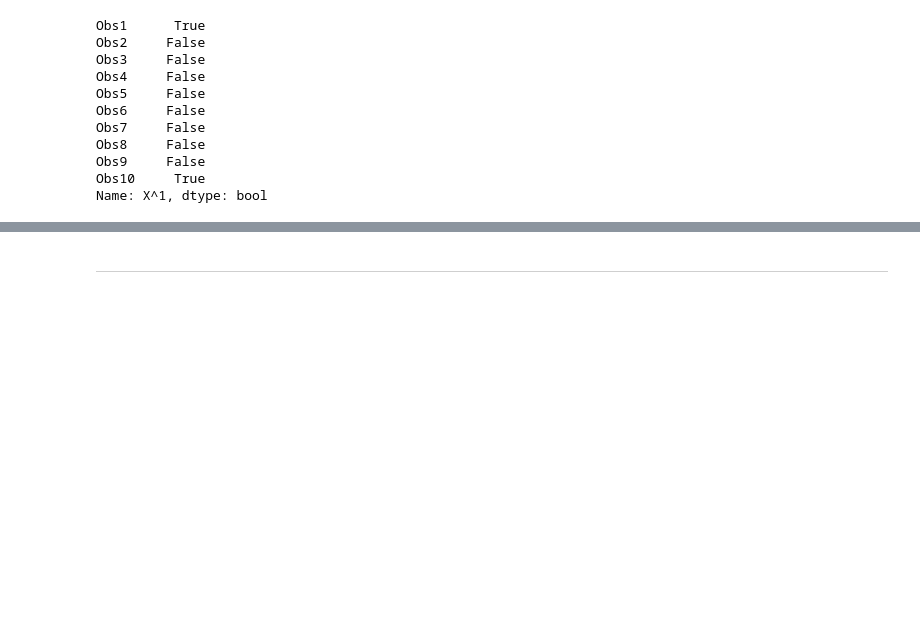
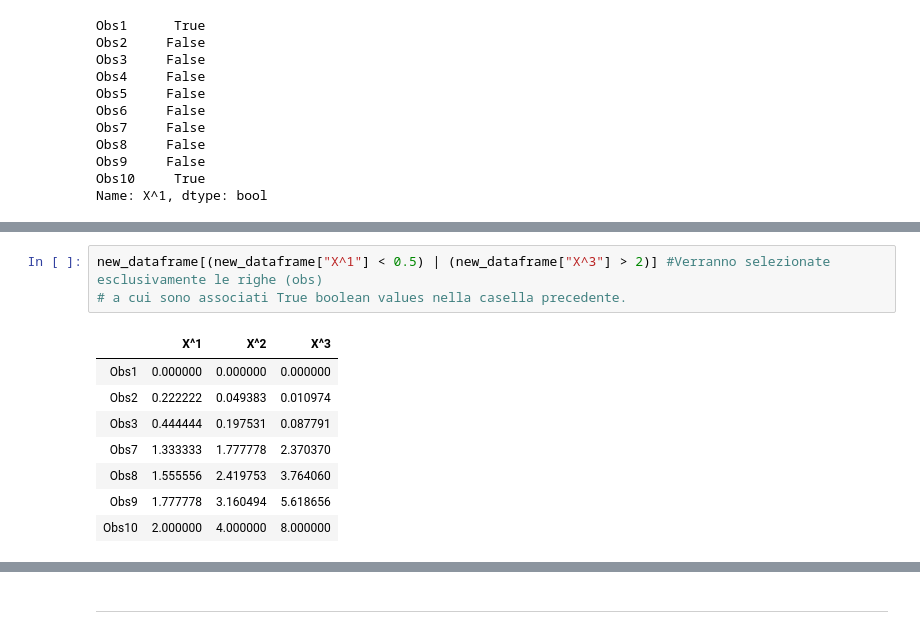
Before and after one commit to simonelucchesi/Python_room, a Jupyter notebook: Notebooks/Python room 2 .ipynb, the cells around one changed output, grey strips where cells are left out. Drawn from its saved outputs; the diff is of its cells as text; blank space fills up the shorter version.

```diff
--- a/Notebooks/Python room 2 .ipynb
+++ b/Notebooks/Python room 2 .ipynb
@@ -977,0 +1038,12 @@ Name: X^1, dtype: bool
+# %%
+new_dataframe[(new_dataframe["X^1"] < 0.5) | (new_dataframe["X^3"] > 2)] #Verranno selezionate esclusivamente le righe (obs)
+# a cui sono associati True boolean values nella casella precedente.
+# %% [output]
+|  | X^1 | X^2 | X^3 |
+| Obs1 | 0.000000 | 0.000000 | 0.000000 |
+| Obs2 | 0.222222 | 0.049383 | 0.010974 |
+| Obs3 | 0.444444 | 0.197531 | 0.087791 |
+| Obs7 | 1.333333 | 1.777778 | 2.370370 |
+| Obs8 | 1.555556 | 2.419753 | 3.764060 |
+| Obs9 | 1.777778 | 3.160494 | 5.618656 |
+| Obs10 | 2.000000 | 4.000000 | 8.000000 |
```
Also changed, not shown: parts of 62 cells of this notebook.
